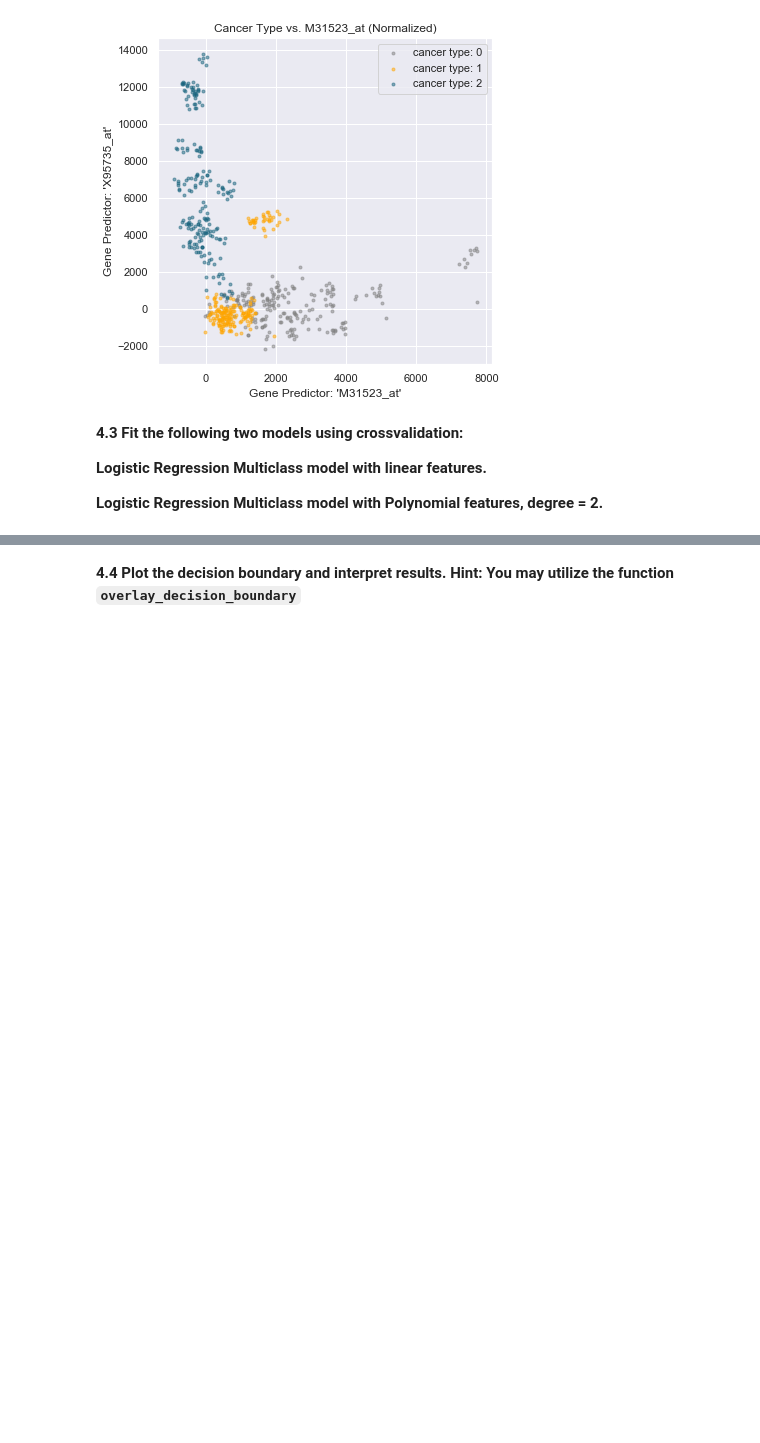
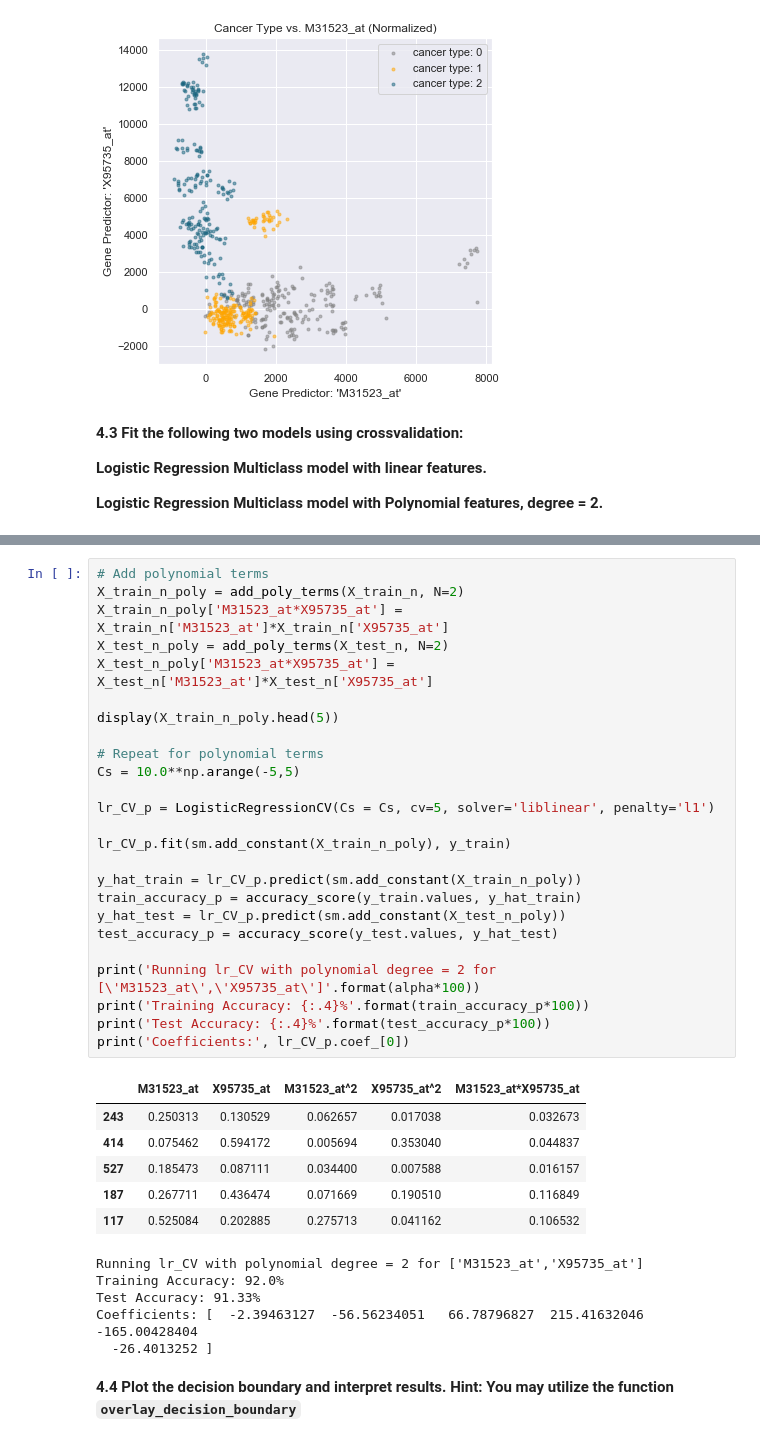
Before and after one commit to kdumontnu/2019-CS109A, a Jupyter notebook: homework/hw4/cs109a_HW4_submit.ipynb, the cells around one changed output, grey strips where cells are left out. Cells and saved outputs as stored; diff of their text form; blank space fills up the shorter version.

```diff
--- a/homework/hw4/cs109a_HW4_submit.ipynb
+++ b/homework/hw4/cs109a_HW4_submit.ipynb
@@ -681,3 +686,40 @@ Coefficients: [ 1.43534877 -0.68137758  0.85533455 -0.04287309 -1.48803859 -3.21
+# %%
+# Add polynomial terms
+X_train_n_poly = add_poly_terms(X_train_n, N=2)
+X_train_n_poly['M31523_at*X95735_at'] = X_train_n['M31523_at']*X_train_n['X95735_at']
+X_test_n_poly = add_poly_terms(X_test_n, N=2)
+X_test_n_poly['M31523_at*X95735_at'] = X_test_n['M31523_at']*X_test_n['X95735_at']
+
+display(X_train_n_poly.head(5))
+
+# Repeat for polynomial terms
+Cs = 10.0**np.arange(-5,5)
+
+lr_CV_p = LogisticRegressionCV(Cs = Cs, cv=5, solver='liblinear', penalty='l1')
+
+lr_CV_p.fit(sm.add_constant(X_train_n_poly), y_train)
+
+y_hat_train = lr_CV_p.predict(sm.add_constant(X_train_n_poly))
+train_accuracy_p = accuracy_score(y_train.values, y_hat_train)
+y_hat_test = lr_CV_p.predict(sm.add_constant(X_test_n_poly))
+test_accuracy_p = accuracy_score(y_test.values, y_hat_test)
+
+print('Running lr_CV with polynomial degree = 2 for [\'M31523_at\',\'X95735_at\']'.format(alpha*100))
+print('Training Accuracy: {:.4}%'.format(train_accuracy_p*100))
+print('Test Accuracy: {:.4}%'.format(test_accuracy_p*100))
+print('Coefficients:', lr_CV_p.coef_[0])
+# %% [output]
+|  | M31523_at | X95735_at | M31523_at^2 | X95735_at^2 | M31523_at*X95735_at |
+| 243 | 0.250313 | 0.130529 | 0.062657 | 0.017038 | 0.032673 |
+| 414 | 0.075462 | 0.594172 | 0.005694 | 0.353040 | 0.044837 |
+| 527 | 0.185473 | 0.087111 | 0.034400 | 0.007588 | 0.016157 |
+| 187 | 0.267711 | 0.436474 | 0.071669 | 0.190510 | 0.116849 |
+| 117 | 0.525084 | 0.202885 | 0.275713 | 0.041162 | 0.106532 |
+Running lr_CV with polynomial degree = 2 for ['M31523_at','X95735_at']
+Training Accuracy: 92.0%
+Test Accuracy: 91.33%
+Coefficients: [  -2.39463127  -56.56234051   66.78796827  215.41632046 -165.00428404
+  -26.4013252 ]
 # %% [markdown]
 **4.4 Plot the decision boundary and interpret results. Hint: You may utilize the function `overlay_decision_boundary`**
 # %%
```
Also changed, not shown: parts of 16 cells of this notebook, 1 other file.
